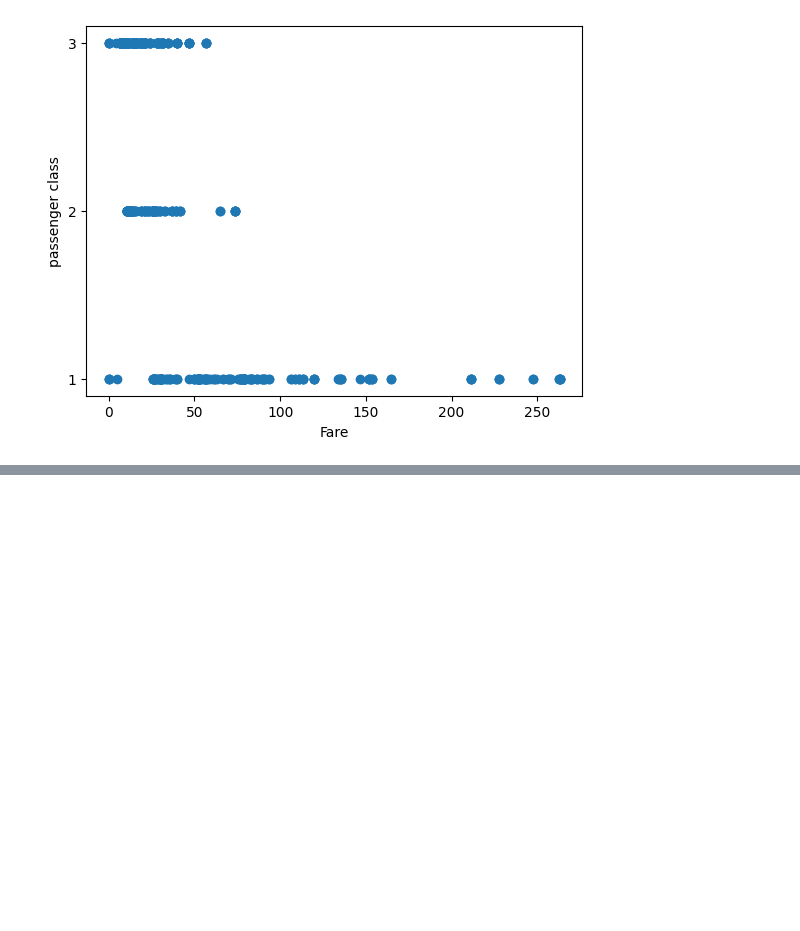
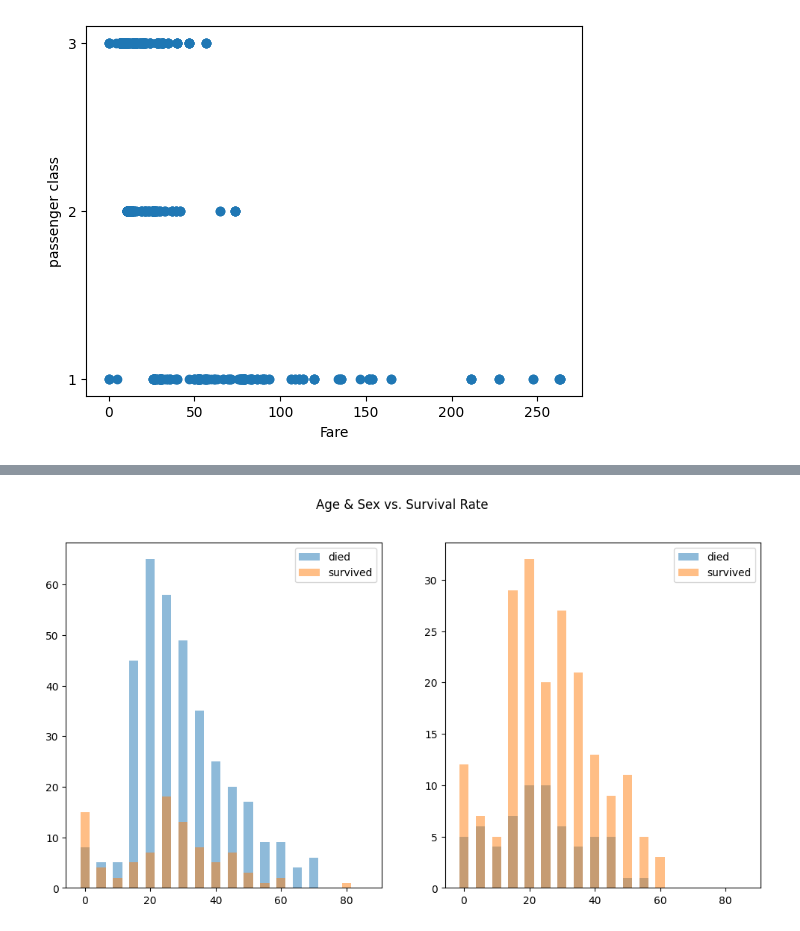
Before and after one commit to alexehrlich/titanic, a Jupyter notebook: data_exploration.ipynb, the cells around one changed output, grey strips where cells are left out. Cells and saved outputs as stored; diff of their text form; code cells hidden in the pictures; blank space fills up the shorter version.

```diff
--- a/data_exploration.ipynb
+++ b/data_exploration.ipynb
@@ -221,0 +227,36 @@ plot_survival_for_class_features(train_df, 'Pclass')
+# %%
+def create_buckets(df, feature, bucket_size=5):
+  max = int(train_df['Age'].max(axis=0))
+  max = max - max % bucket_size + bucket_size
+
+  buckets = {step: [] for step in range(0, max + bucket_size, bucket_size)}
+
+  for age in df['Age']:
+    bucket = int(np.floor(age // bucket_size) * bucket_size)
+    buckets[bucket].append(age)
+  return buckets
+# %%
+male_survived_df = train_df[(train_df['Sex'] == 'male') & (train_df['Survived'] == 1)]
+male_died_df = train_df[(train_df['Sex'] == 'male') & (train_df['Survived'] == 0)]
+female_survived_df = train_df[(train_df['Sex'] == 'female') & (train_df['Survived'] == 1)]
+female_died_df = train_df[(train_df['Sex'] == 'female') & (train_df['Survived'] == 0)]
+
+male_survived_buckets = create_buckets(male_survived_df, 'Age')
+male_died_buckets = create_buckets(male_died_df, 'Age')
+female_survived_buckets = create_buckets(female_survived_df, 'Age')
+female_died_buckets = create_buckets(female_died_df, 'Age')
+
+fig, axes = plt.subplots(nrows=1, ncols=2, figsize=(12,6))
+axes = axes.flatten()
+
+plt.suptitle("Age & Sex vs. Survival Rate")
+axes[0].bar([age for age in male_died_buckets.keys()], [len(count) for count in male_died_buckets.values()], width=2.8, alpha=0.5, label='died')
+axes[0].bar([age for age in male_survived_buckets.keys()], [len(count) for count in male_survived_buckets.values()], width=2.8, alpha=0.5, label='survived')
+axes[1].bar([age for age in female_died_buckets.keys()], [len(count) for count in female_died_buckets.values()], width=2.8, alpha=0.5, label='died')
+axes[1].bar([age for age in female_survived_buckets.keys()], [len(count) for count in female_survived_buckets.values()], width=2.8, alpha=0.5, label='survived')
+
+axes[0].legend()
+axes[1].legend()
+plt.show()
+# %% [output]
+[figure, added]
```
Also changed, not shown: parts of 7 cells of this notebook.
